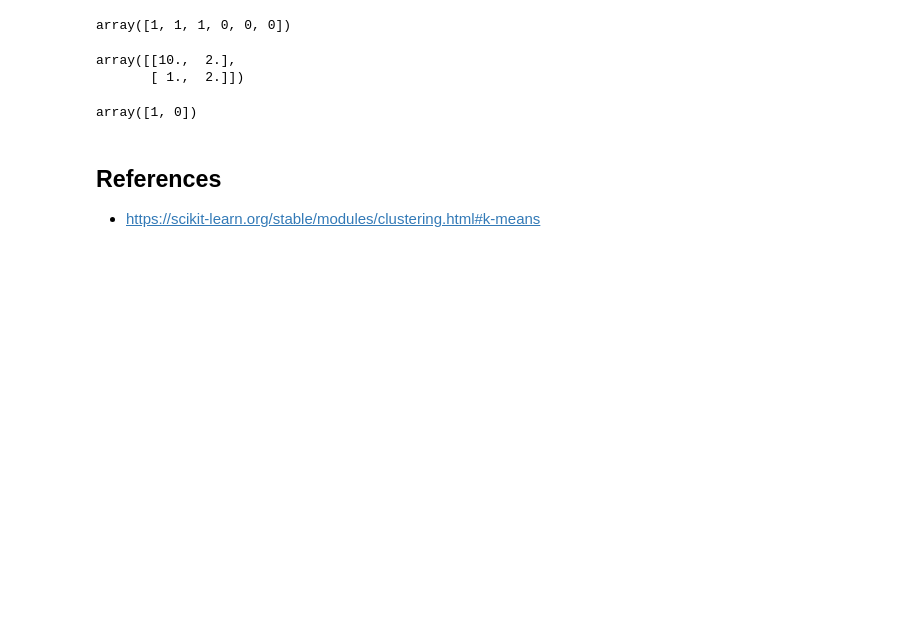
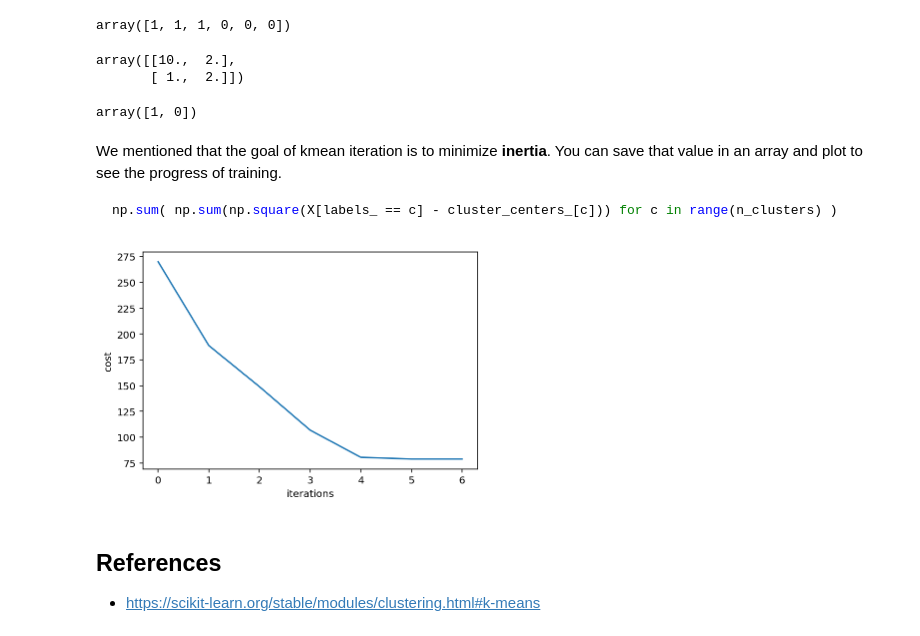
Before and after one commit to nickyfoto/learn, a Jupyter notebook: kmeans.ipynb, the cells around one changed output. Drawn from its saved outputs; the diff is of its cells as text; code cells hidden in the pictures; blank space fills up the shorter version.

Commit message:
finish kmeans implementation

````diff
--- a/kmeans.ipynb
+++ b/kmeans.ipynb
@@ -101,6 +104,18 @@ array([1, 1, 1, 0, 0, 0])
 array([[10.,  2.],
        [ 1.,  2.]])
 array([1, 0])
+# %% [markdown]
+We mentioned that the goal of kmean iteration is to minimize **inertia**. You can save that value in an array and plot to see the progress of training.
+
+```python
+np.sum( np.sum(np.square(X[labels_ == c] - cluster_centers_[c])) for c in range(n_clusters) )
+```
+# %%
+iris = datasets.load_iris()
+kmeans = KMeans(n_clusters=3, random_state=0).fit(iris.data)
+plot_costs(kmeans)
+# %% [output]
+[figure, added]
 # %% [markdown]
 ## References
 
````
Also changed, not shown: parts of 3 cells of this notebook, 2 other files.
